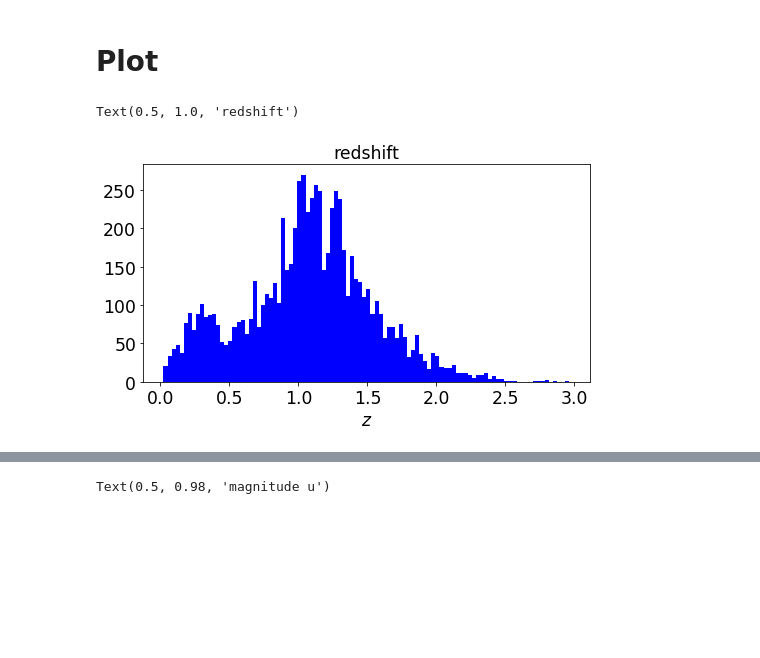
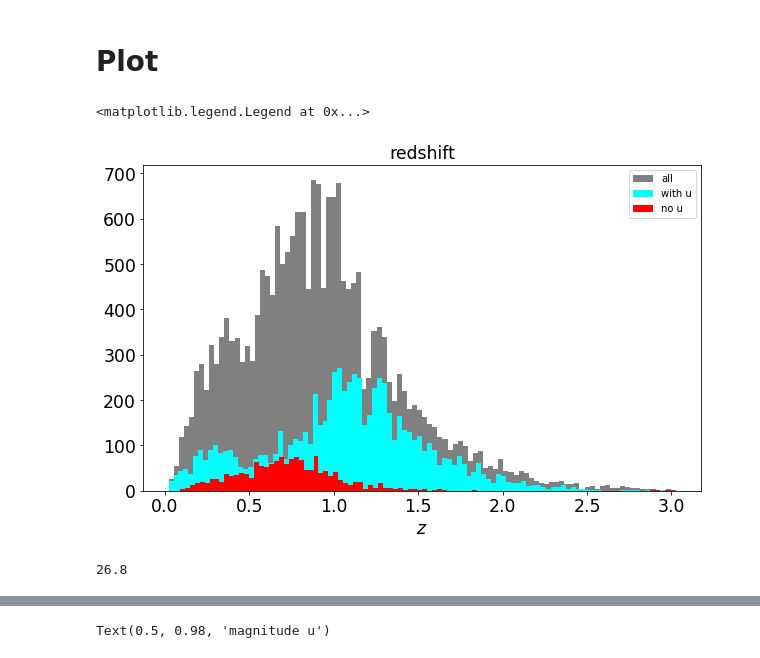
Before and after one commit to sylvielsstfr/MyDockerTools, a Jupyter notebook: UbuntuAnacondaDelightRail/notebooks/analysis_input_rail/Dumphdf5InputFileswithRAIL.ipynb, the cells around one changed output, grey strips where cells are left out. Cells and saved outputs as stored; diff of their text form; code cells hidden in the pictures; blank space fills up the shorter version.

```diff
--- a/UbuntuAnacondaDelightRail/notebooks/analysis_input_rail/Dumphdf5InputFileswithRAIL.ipynb
+++ b/UbuntuAnacondaDelightRail/notebooks/analysis_input_rail/Dumphdf5InputFileswithRAIL.ipynb
@@ -80,6 +78,8 @@ def group_entries(f):
 def filter_mag_entries(d):
     """
     Filter accoding magnitudes
+
+    Only remove creazy u values
     """
 
     u=d[:,2]
@@ -146,4 +143,6 @@ indexes.shape
 # %% [output]
 (1503,)
 # %%
+data_f0=data
 data_f=np.delete(data,indexes,axis=0)
+data_f_removed=data[indexes,:]
@@ -158,2 +167,6 @@ fdata=mag_to_flux(data_f)
+# %%
+fdata0=mag_to_flux(data_f0)  # all
+fdata=mag_to_flux(data_f)    # all with u filter
+fdata_f_removed=mag_to_flux(data_f_removed)  #all having no filter
 # %% [markdown]
 ## Selection on fluxes
@@ -173,5 +303,8 @@ len(fdata)
 # %% [markdown]
 # Plot
+# %%
+rs_no_u=fdata_f_removed[:,1]
+rs_all=fdata0[:,1]
 # %%
 gid=data_f[:,0]
 rs=data_f[:,1]
@@ -188,11 +321,18 @@ ei=data_f[:,11]
 ez=data_f[:,12]
 ey=data_f[:,13]
 # %%
-fig=plt.figure(figsize=(8,4))
+fig=plt.figure(figsize=(10,6))
 ax=fig.add_subplot(111)
-ax.hist(rs,bins=100,facecolor="b");
+ax.hist(rs_all,bins=100,facecolor="grey",label="all");
+ax.hist(rs,bins=100,facecolor="cyan",label="with u");
+ax.hist(rs_no_u,bins=100,facecolor="r",alpha=1,label="no u");
 ax.set_xlabel("$z$")
 ax.set_title("redshift")
+ax.legend()
 # %% [output]
-Text(0.5, 1.0, 'redshift')
+<matplotlib.legend.Legend at 0x...>
-[figure, old version]
+[figure, new version]
+# %%
+mag_max[3]
+# %% [output]
+26.8
```
Also changed, not shown: parts of 39 cells of this notebook, 2 other files.
